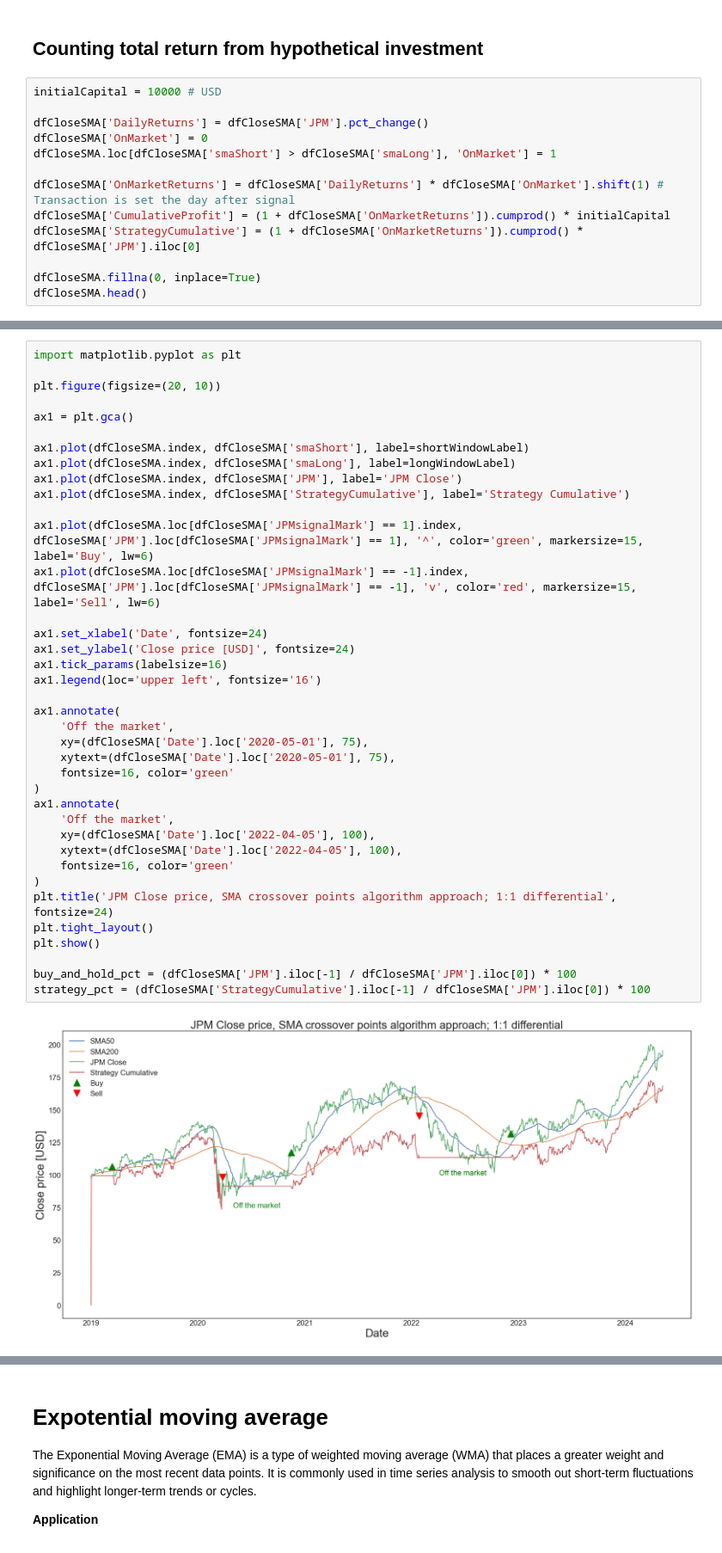
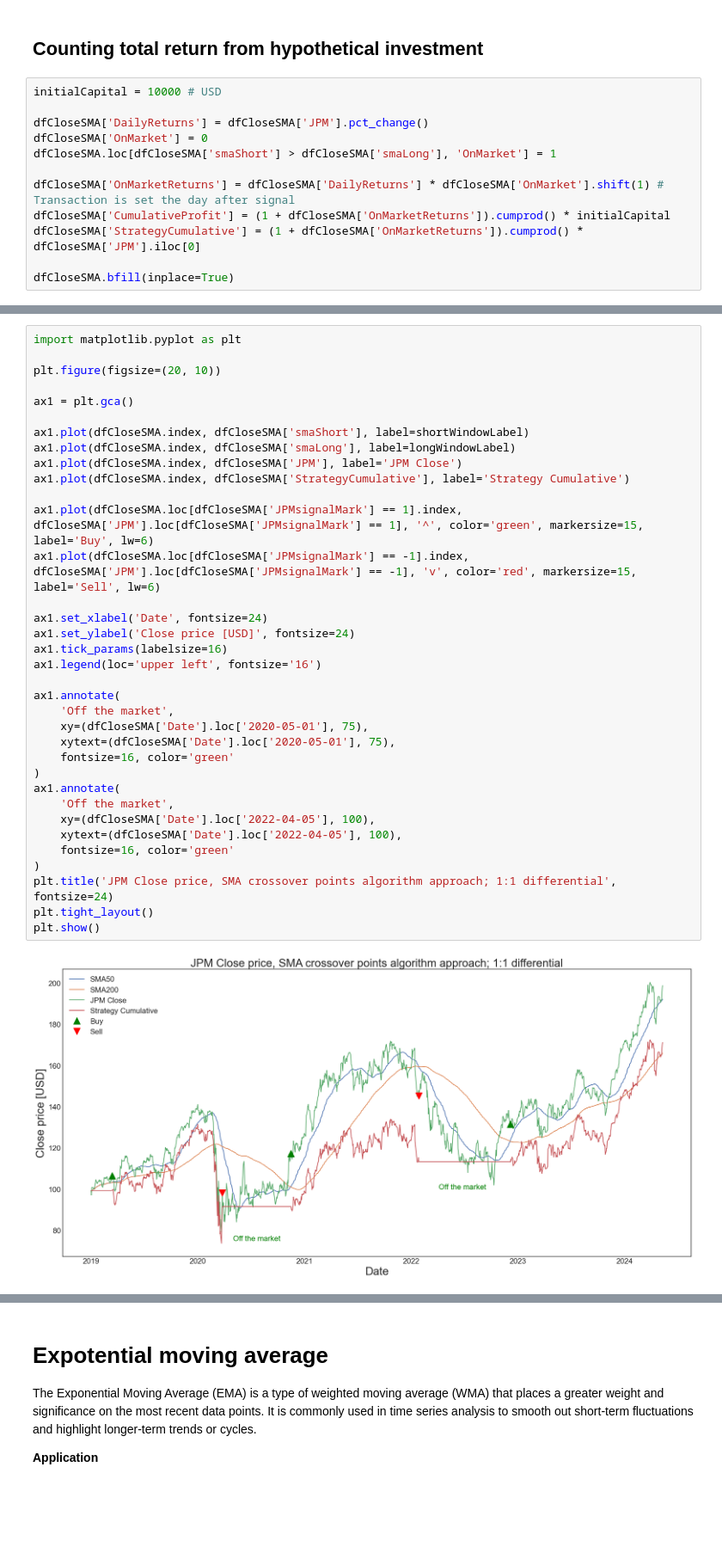
Before and after one commit to michaljaniga/DA-and-ML-jupyter-notebooks, a Jupyter notebook: financial_eda_SMA_EMA_algo_trade.ipynb, the cells around one changed output, grey strips where cells are left out. Shown at 86% size. Cells and saved outputs as stored; diff of their text form; blank space fills up the shorter version.

Commit message:
EMA strategy: main concept done.

```diff
--- a/financial_eda_SMA_EMA_algo_trade.ipynb
+++ b/financial_eda_SMA_EMA_algo_trade.ipynb
@@ -318,5 +319,4 @@ dfCloseSMA['OnMarketReturns'] = dfCloseSMA['DailyReturns'] * dfCloseSMA['OnMarke
 dfCloseSMA['CumulativeProfit'] = (1 + dfCloseSMA['OnMarketReturns']).cumprod() * initialCapital
 dfCloseSMA['StrategyCumulative'] = (1 + dfCloseSMA['OnMarketReturns']).cumprod() * dfCloseSMA['JPM'].iloc[0]
 
-dfCloseSMA.fillna(0, inplace=True)
-dfCloseSMA.head()
+dfCloseSMA.bfill(inplace=True)
@@ -337,37 +329,34 @@ ax1 = plt.gca()
 
 ax1.plot(dfCloseSMA.index, dfCloseSMA['smaShort'], label=shortWindowLabel)
 ax1.plot(dfCloseSMA.index, dfCloseSMA['smaLong'], label=longWindowLabel)
 ax1.plot(dfCloseSMA.index, dfCloseSMA['JPM'], label='JPM Close')
 ax1.plot(dfCloseSMA.index, dfCloseSMA['StrategyCumulative'], label='Strategy Cumulative')
 
 ax1.plot(dfCloseSMA.loc[dfCloseSMA['JPMsignalMark'] == 1].index, dfCloseSMA['JPM'].loc[dfCloseSMA['JPMsignalMark'] == 1], '^', color='green', markersize=15, label='Buy', lw=6)
 ax1.plot(dfCloseSMA.loc[dfCloseSMA['JPMsignalMark'] == -1].index, dfCloseSMA['JPM'].loc[dfCloseSMA['JPMsignalMark'] == -1], 'v', color='red', markersize=15, label='Sell', lw=6)
 
 ax1.set_xlabel('Date', fontsize=24)
 ax1.set_ylabel('Close price [USD]', fontsize=24)
 ax1.tick_params(labelsize=16)
 ax1.legend(loc='upper left', fontsize='16')
 
 ax1.annotate(
     'Off the market',
     xy=(dfCloseSMA['Date'].loc['2020-05-01'], 75),
     xytext=(dfCloseSMA['Date'].loc['2020-05-01'], 75),
     fontsize=16, color='green'
 )
 ax1.annotate(
     'Off the market',
     xy=(dfCloseSMA['Date'].loc['2022-04-05'], 100),
     xytext=(dfCloseSMA['Date'].loc['2022-04-05'], 100),
     fontsize=16, color='green'
 )
 plt.title('JPM Close price, SMA crossover points algorithm approach; 1:1 differential', fontsize=24)
 plt.tight_layout()
 plt.show()
-
-buy_and_hold_pct = (dfCloseSMA['JPM'].iloc[-1] / dfCloseSMA['JPM'].iloc[0]) * 100
-strategy_pct = (dfCloseSMA['StrategyCumulative'].iloc[-1] / dfCloseSMA['JPM'].iloc[0]) * 100
 # %% [output]
-[figure, old version]
+[figure, new version]
 # %%
 import matplotlib.pyplot as plt
 
```
Also changed, not shown: parts of 23 cells of this notebook.
